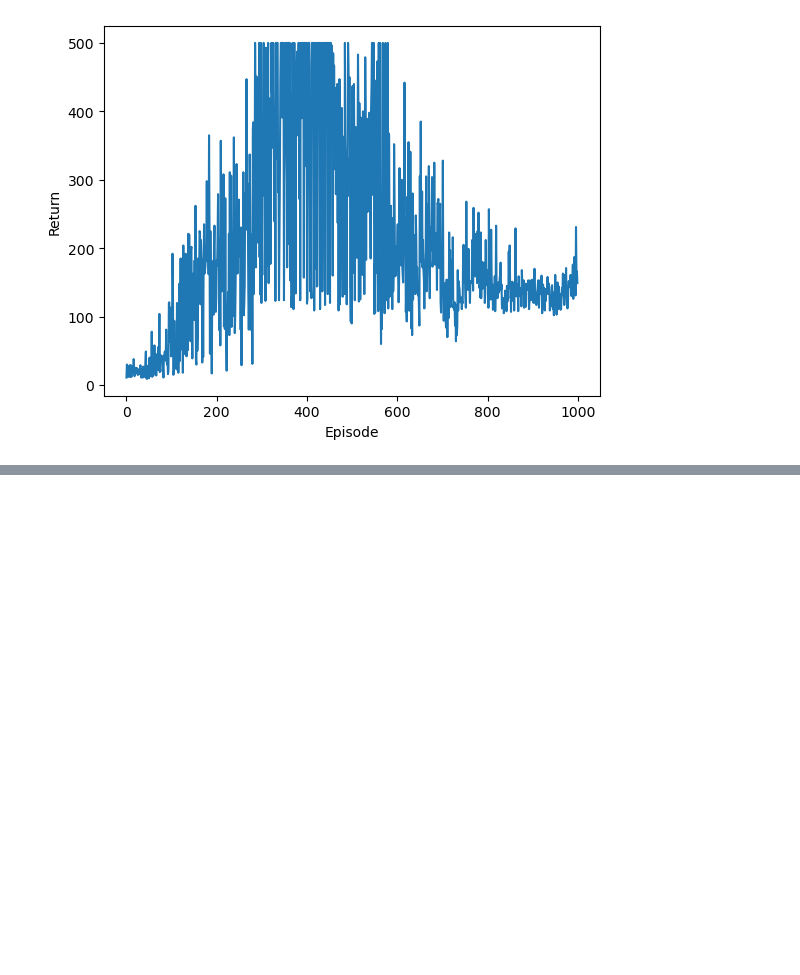
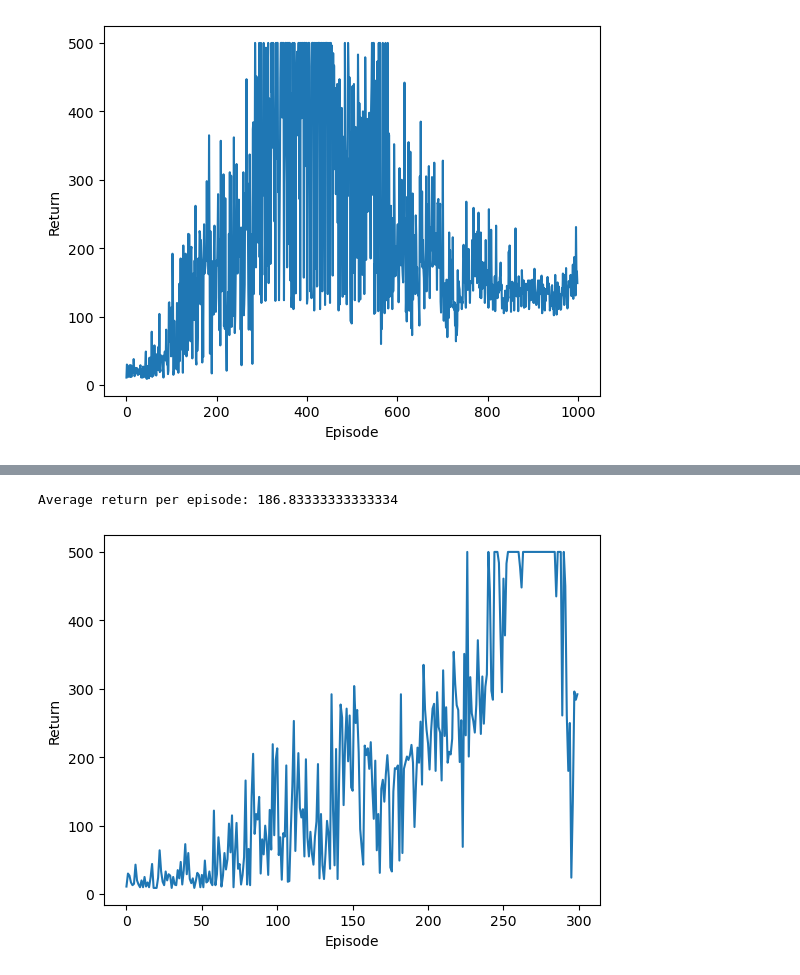
Before and after one commit to CarlFredriksson/rl-gymnasium-training, a Jupyter notebook: CartPole/cart_pole.ipynb, the cells around one changed output, grey strips where cells are left out. Drawn from its saved outputs; the diff is of its cells as text; code cells hidden in the pictures; blank space fills up the shorter version.

```diff
--- a/CartPole/cart_pole.ipynb
+++ b/CartPole/cart_pole.ipynb
@@ -30,11 +30,13 @@ NUM_EPISODES = 1000
 GRAD_CLIP_VALUE = 100
 MEMORY_SIZE = 10000
 BATCH_SIZE = 64
+GAMMA = 0.99
 EPS_START = 1
 EPS_END = 0.05
 EPS_DECAY = 0.995
 NN_HIDDEN_LAYER_SIZE = 24
 RNG_SEED = 7
+NUM_STEPS_BETWEEN_TARGET_MODEL_UPDATES = 500
 device = torch.device("cuda" if torch.cuda.is_available() else "cpu")
 print("PyTorch device:", device)
 torch.manual_seed(RNG_SEED)
@@ -147,0 +154,16 @@ Average return per episode: 201.427
+# %%
+env = gym.make(ENVIRONMENT_ID)
+env.action_space.seed(RNG_SEED)
+policy_net = SimpleNN(env.observation_space.shape[0], env.action_space.n, NN_HIDDEN_LAYER_SIZE).to(device)
+target_net = SimpleNN(env.observation_space.shape[0], env.action_space.n, NN_HIDDEN_LAYER_SIZE).to(device)
+optimizer = optim.AdamW(policy_net.parameters(), lr=0.001, amsgrad=True)
+loss_func = nn.MSELoss()
+returns = train_episodic_semi_grad_qlearning_exp_replay(
+    env, policy_net, target_net, loss_func, optimizer, device, RNG_SEED, 300, GAMMA, EPS_START, EPS_END, EPS_DECAY,
+    MEMORY_SIZE, BATCH_SIZE, GRAD_CLIP_VALUE, 2000
+)
+env.close()
+plot_returns(returns)
+# %% [output]
+Average return per episode: 186.83333333333334
+[figure, added]
```
Also changed, not shown: parts of 14 cells of this notebook, 1 other file.
